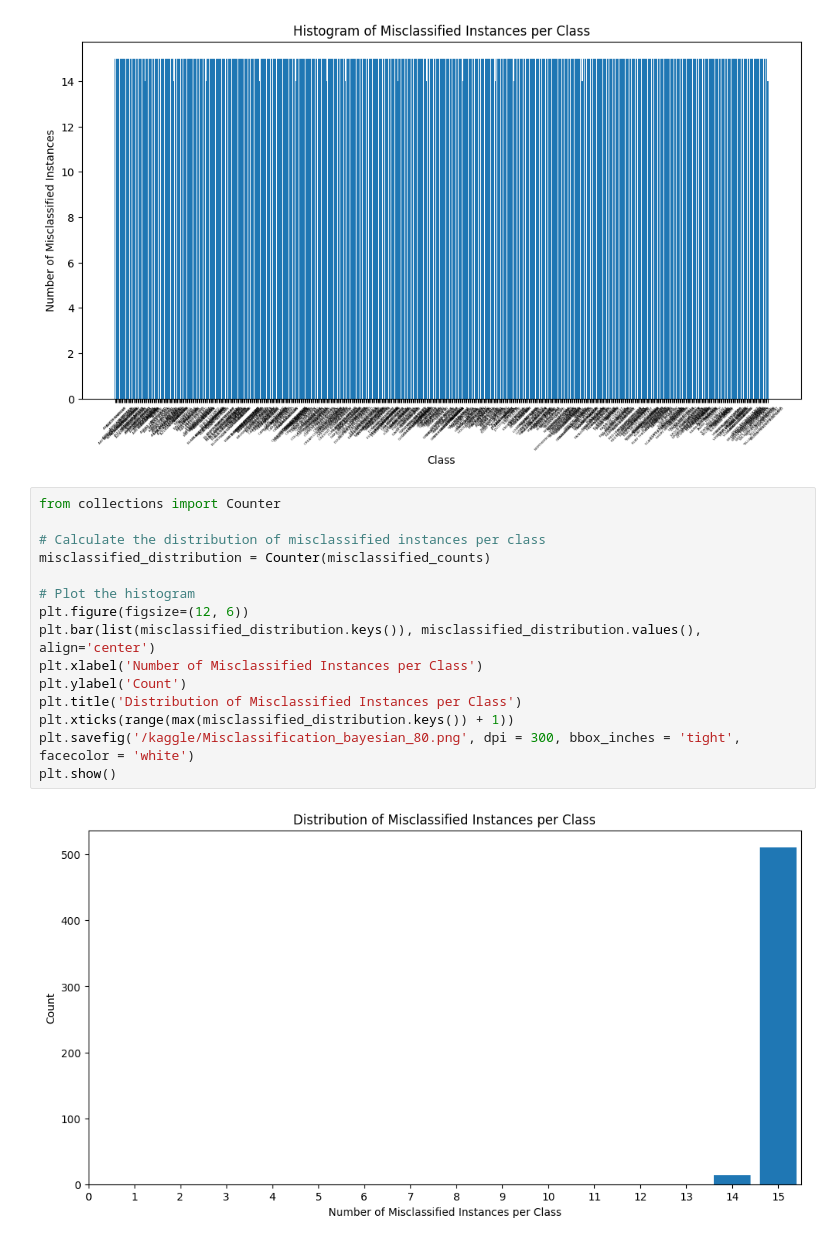
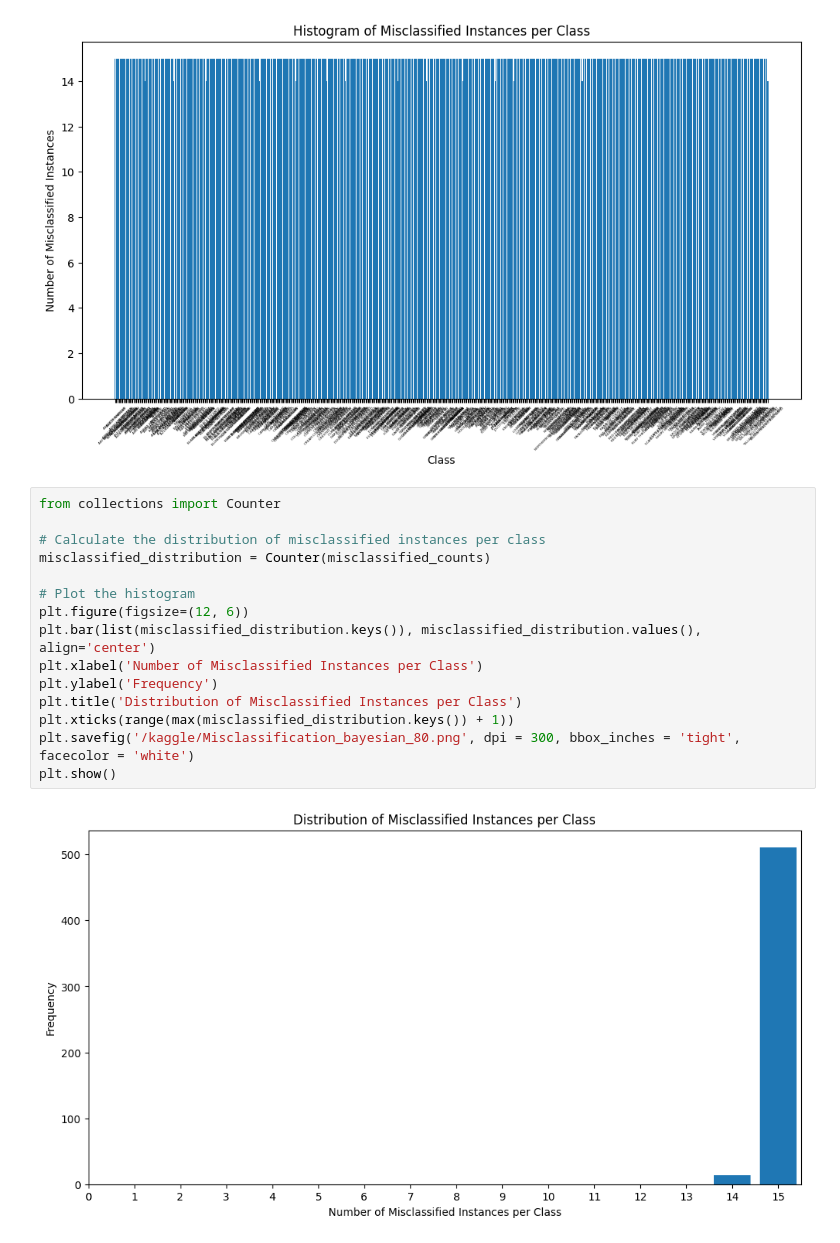
Before and after one commit to tgr213/ML-Bird-Project, a Jupyter notebook: CNN_not_pretrained/bayesian-optimization/CNN_not_pretrained_bayesian_80.ipynb, the cells around one changed output. Drawn from its saved outputs; the diff is of its cells as text.

```diff
--- a/CNN_not_pretrained/bayesian-optimization/CNN_not_pretrained_bayesian_80.ipynb
+++ b/CNN_not_pretrained/bayesian-optimization/CNN_not_pretrained_bayesian_80.ipynb
@@ -593,17 +593,17 @@ plt.show()
 # %%
 from collections import Counter
 
 # Calculate the distribution of misclassified instances per class
 misclassified_distribution = Counter(misclassified_counts)
 
 # Plot the histogram
 plt.figure(figsize=(12, 6))
 plt.bar(list(misclassified_distribution.keys()), misclassified_distribution.values(), align='center')
 plt.xlabel('Number of Misclassified Instances per Class')
-plt.ylabel('Count')
+plt.ylabel('Frequency')
 plt.title('Distribution of Misclassified Instances per Class')
 plt.xticks(range(max(misclassified_distribution.keys()) + 1))
 plt.savefig('/kaggle/Misclassification_bayesian_80.png', dpi = 300, bbox_inches = 'tight', facecolor = 'white')
 plt.show()
 # %% [output]
-[figure, old version]
+[figure, new version]
```
Also changed, not shown: 2 other files.
